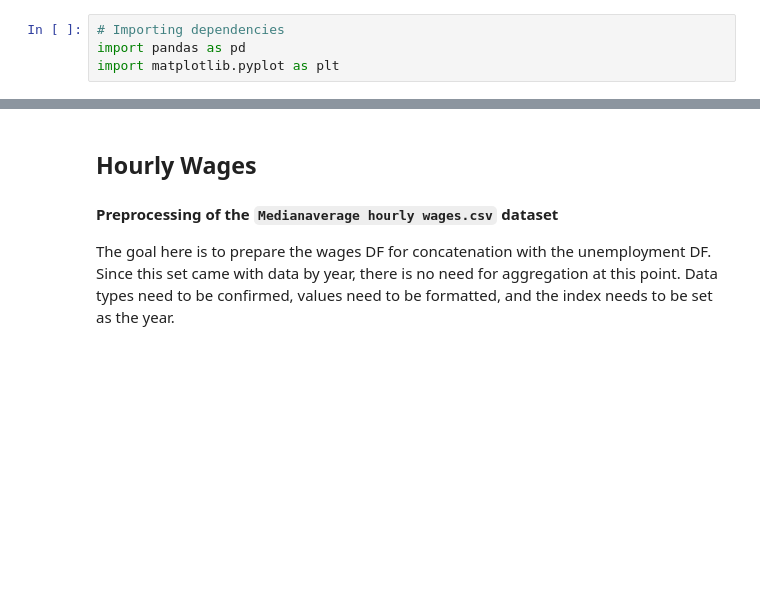
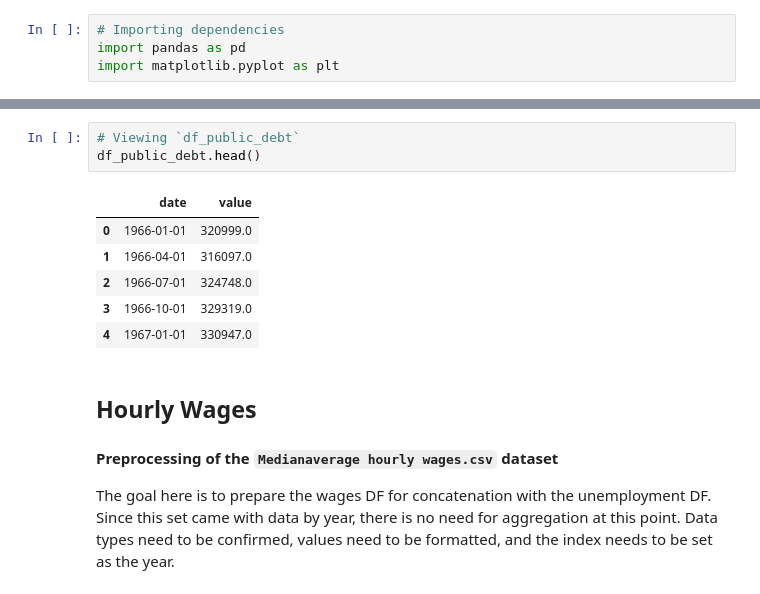
Before and after one commit to bychok/ai_project_2_group_10, a Jupyter notebook: financial_EDA.ipynb, the cells around one changed output, grey strips where cells are left out. Drawn from its saved outputs; the diff is of its cells as text; blank space fills up the shorter version.

```diff
--- a/Testing.ipynb
+++ b/financial_EDA.ipynb
@@ -34,3 +161,13 @@ df_unemp = pd.read_csv("./Resources/EPI Data Library - Unemployment.csv")
+# %%
+# Viewing `df_public_debt`
+df_public_debt.head()
+# %% [output]
+|  | date | value |
+| 0 | 1966-01-01 | 320999.0 |
+| 1 | 1966-04-01 | 316097.0 |
+| 2 | 1966-07-01 | 324748.0 |
+| 3 | 1966-10-01 | 329319.0 |
+| 4 | 1967-01-01 | 330947.0 |
 # %% [markdown]
 ## Hourly Wages
 
```
Also changed, not shown: parts of 29 cells of this notebook.
